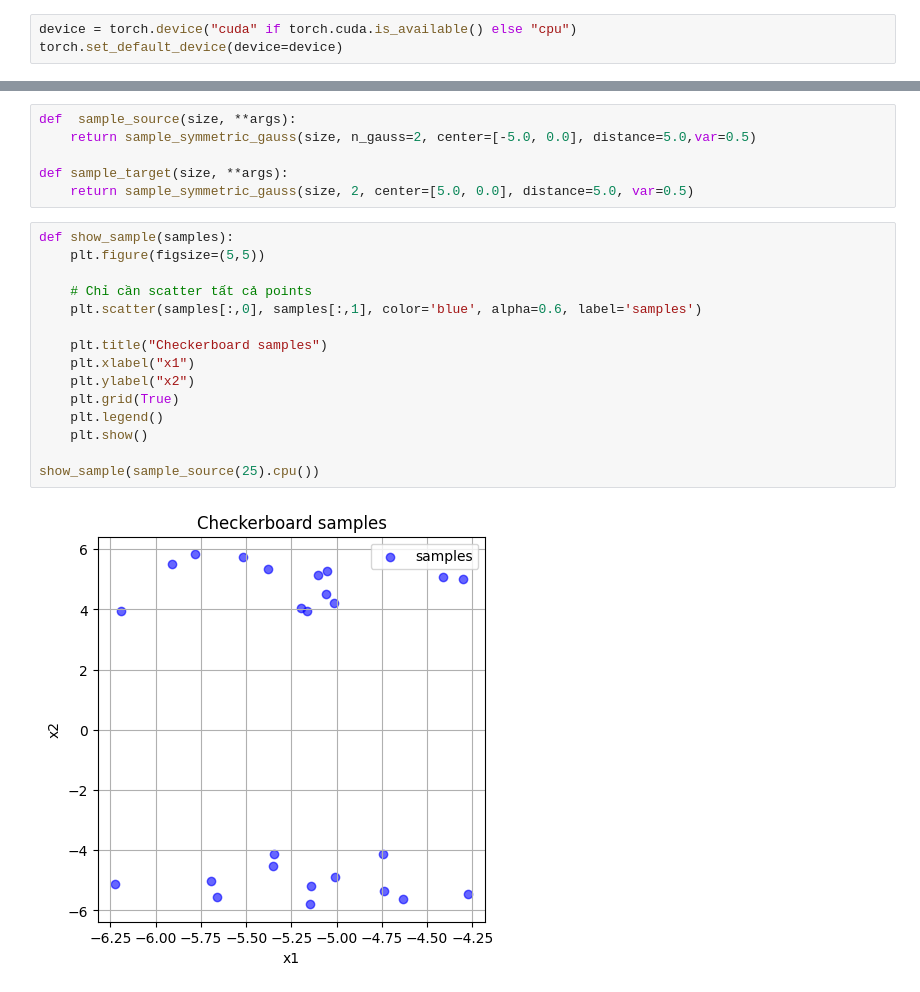
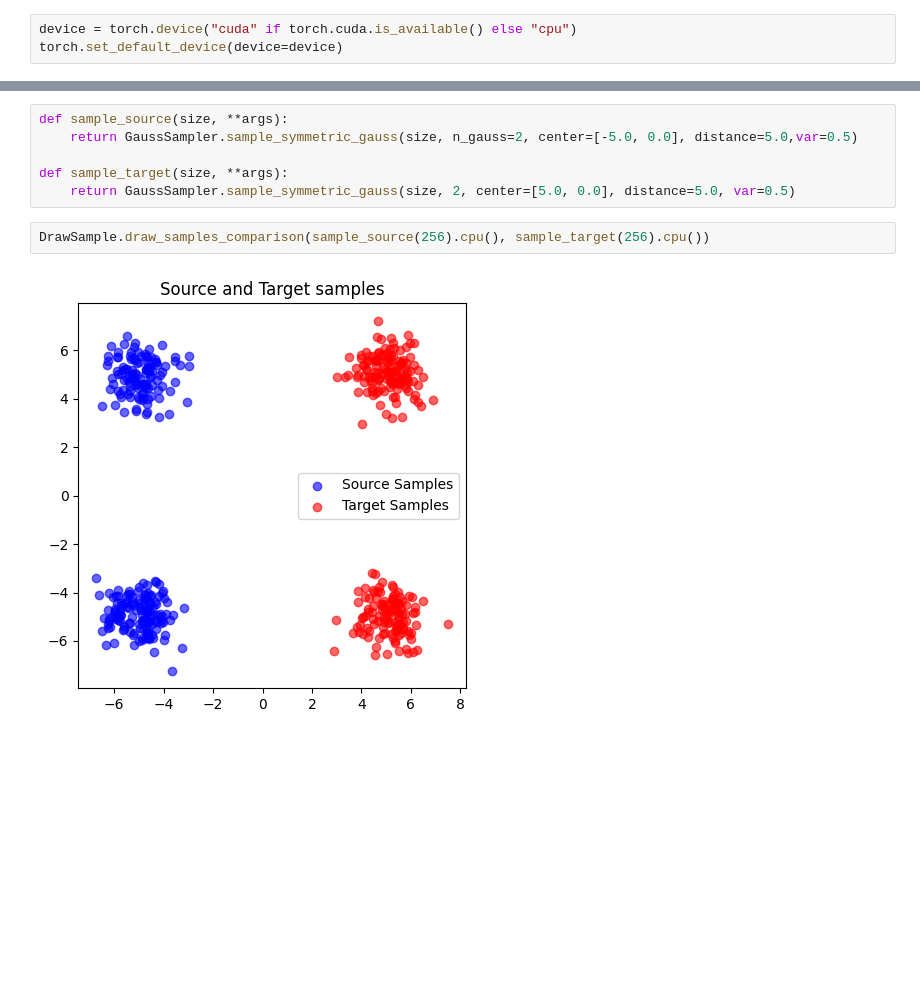
Before and after one commit to snozywolf59/ms2-signal-modelling-by-fm, a Jupyter notebook: demo-code/independent_coupling.ipynb, the cells around one changed output, grey strips where cells are left out. Saved outputs shown, nothing was run; the diff lists cells and outputs as text; blank space fills up the shorter version.

```diff
--- a/demo-code/independent_coupling.ipynb
+++ b/demo-code/independent_coupling.ipynb
@@ -62,23 +18,10 @@ def sample_symmetric_gauss(batch_size, n_gauss=4, distance=3.0, var=0.5, center=
 # %%
-def  sample_source(size, **args):
-    return sample_symmetric_gauss(size, n_gauss=2, center=[-5.0, 0.0], distance=5.0,var=0.5)
+def sample_source(size, **args):
+    return GaussSampler.sample_symmetric_gauss(size, n_gauss=2, center=[-5.0, 0.0], distance=5.0,var=0.5)
 
 def sample_target(size, **args):
-    return sample_symmetric_gauss(size, 2, center=[5.0, 0.0], distance=5.0, var=0.5)
+    return GaussSampler.sample_symmetric_gauss(size, 2, center=[5.0, 0.0], distance=5.0, var=0.5)
 # %%
-def show_sample(samples):
-    plt.figure(figsize=(5,5))
-
-    # Chỉ cần scatter tất cả points
-    plt.scatter(samples[:,0], samples[:,1], color='blue', alpha=0.6, label='samples')
-
-    plt.title("Checkerboard samples")
-    plt.xlabel("x1")
-    plt.ylabel("x2")
-    plt.grid(True)
-    plt.legend()
-    plt.show()
-
-show_sample(sample_source(25).cpu())
+DrawSample.draw_samples_comparison(sample_source(256).cpu(), sample_target(256).cpu())
 # %% [output]
-[figure, old version]
+[figure, new version]
```
Also changed, not shown: parts of 13 cells of this notebook.
